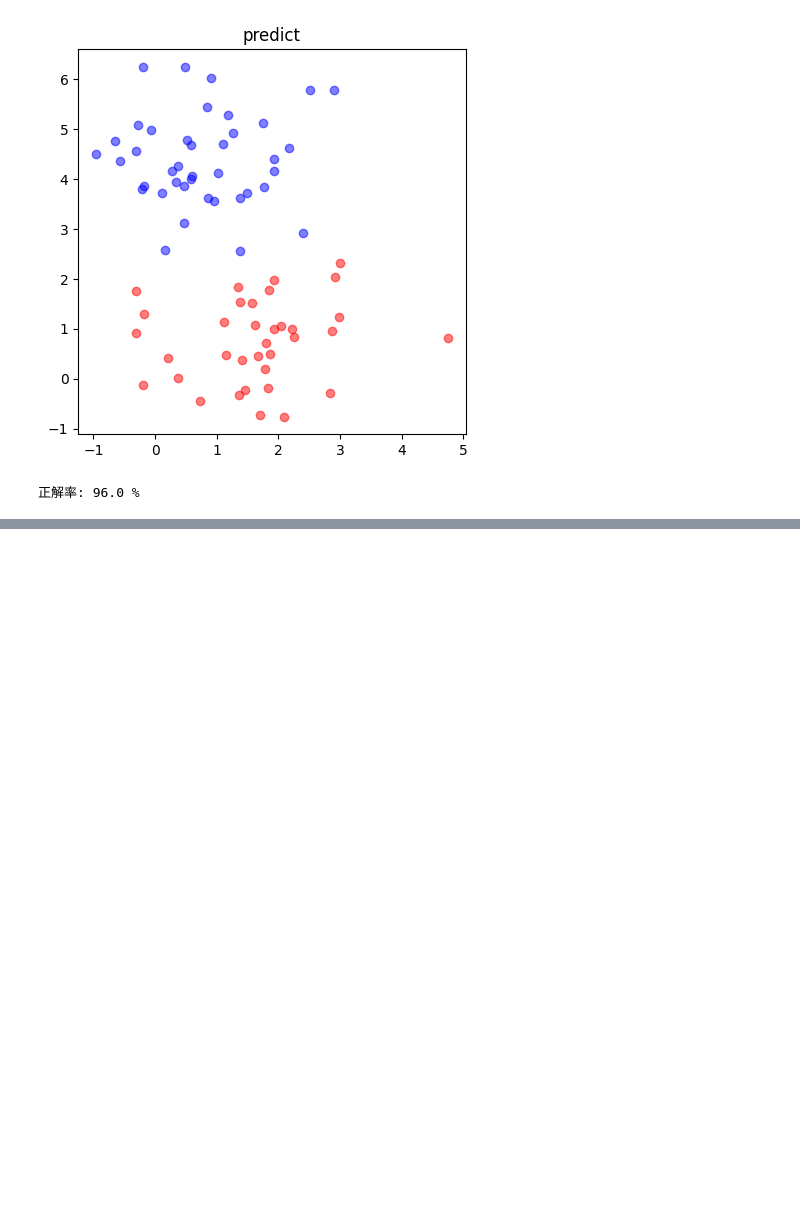
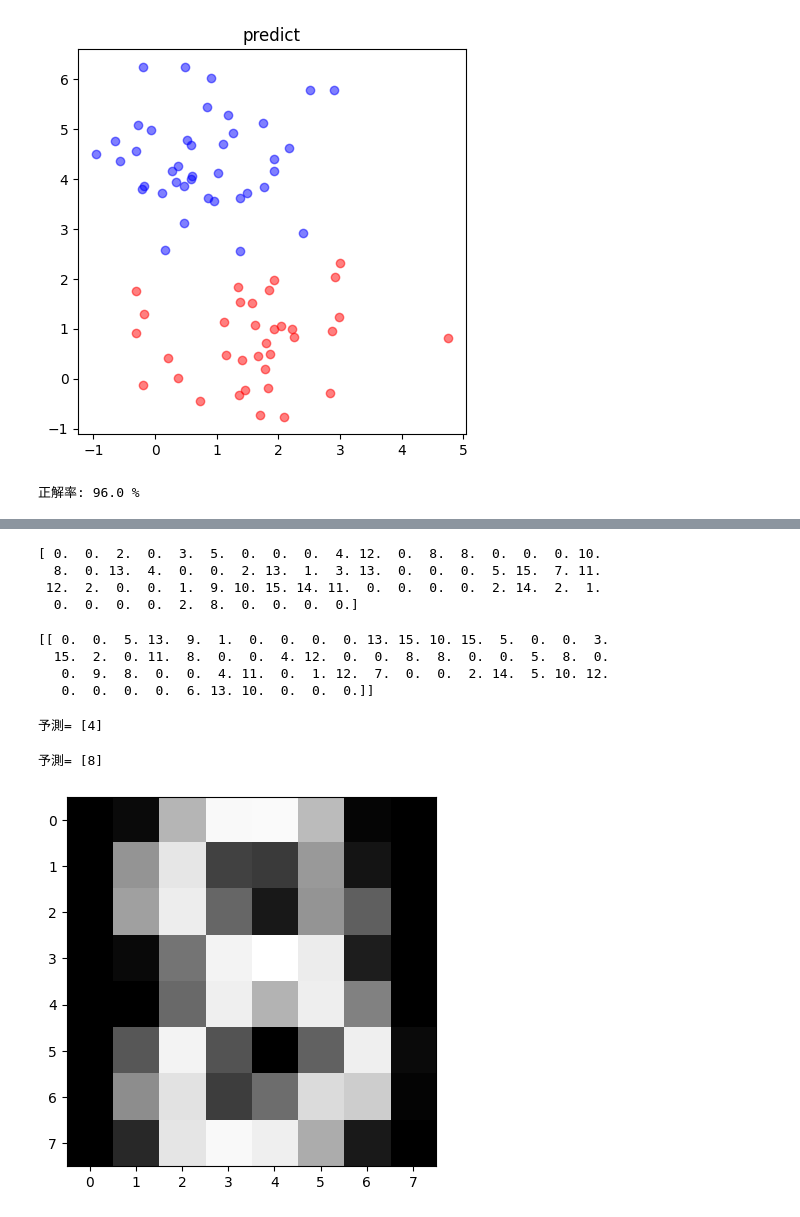
Before and after one commit to kaomatsu8888/Machine_Learning, a Jupyter notebook: machine_learning.ipynb, the cells around one changed output, grey strips where cells are left out. Drawn from its saved outputs; the diff is of its cells as text; code cells hidden in the pictures; blank space fills up the shorter version.

```diff
--- a/machine_learning.ipynb
+++ b/machine_learning.ipynb
@@ -128,0 +287,35 @@ print("正解率:" ,score*100, "%")
+# %%
+img = img.flatten() # 1次元に変換
+print(img) # ndarrayを表示
+# %% [output]
+[ 0.  0.  2.  0.  3.  5.  0.  0.  0.  4. 12.  0.  8.  8.  0.  0.  0. 10.
+  8.  0. 13.  4.  0.  0.  2. 13.  1.  3. 13.  0.  0.  0.  5. 15.  7. 11.
+ 12.  2.  0.  0.  1.  9. 10. 15. 14. 11.  0.  0.  0.  0.  2. 14.  2.  1.
+  0.  0.  0.  0.  2.  8.  0.  0.  0.  0.]
+# %%
+print(digits.data[0:1]) # 1番目のデータを表示
+# %% [output]
+[[ 0.  0.  5. 13.  9.  1.  0.  0.  0.  0. 13. 15. 10. 15.  5.  0.  0.  3.
+  15.  2.  0. 11.  8.  0.  0.  4. 12.  0.  0.  8.  8.  0.  0.  5.  8.  0.
+   0.  9.  8.  0.  0.  4. 11.  0.  1. 12.  7.  0.  0.  2. 14.  5. 10. 12.
+   0.  0.  0.  0.  6. 13. 10.  0.  0.  0.]]
+# %%
+predict = model.predict([img]) # 画像データを予測
+print("予測=", predict) # 予測結果を表示
+# %% [output]
+予測= [4]
+# %%
+image = Image.open("8.png").convert("L") # グレースケールに変換
+image = image.resize((8, 8)) # 8x8にリサイズ（デフォルトのリサンプリング方法を使用）
+img = np.asarray(image, dtype=float) # ndarrayに変換
+img = 16 - np.floor(17 * img / 256) # 画像データを反転し、0-16の範囲に収める
+img = img.flatten() # 1次元に変換
+
+predict = model.predict([img]) # 画像データを予測
+print("予測=", predict) # 予測結果を表示
+
+plt.imshow(image, cmap="Greys") # 画像を表示
+plt.show()
+# %% [output]
+予測= [8]
+[figure, added]
```
Also changed, not shown: parts of 13 cells of this notebook, 11 other files.
